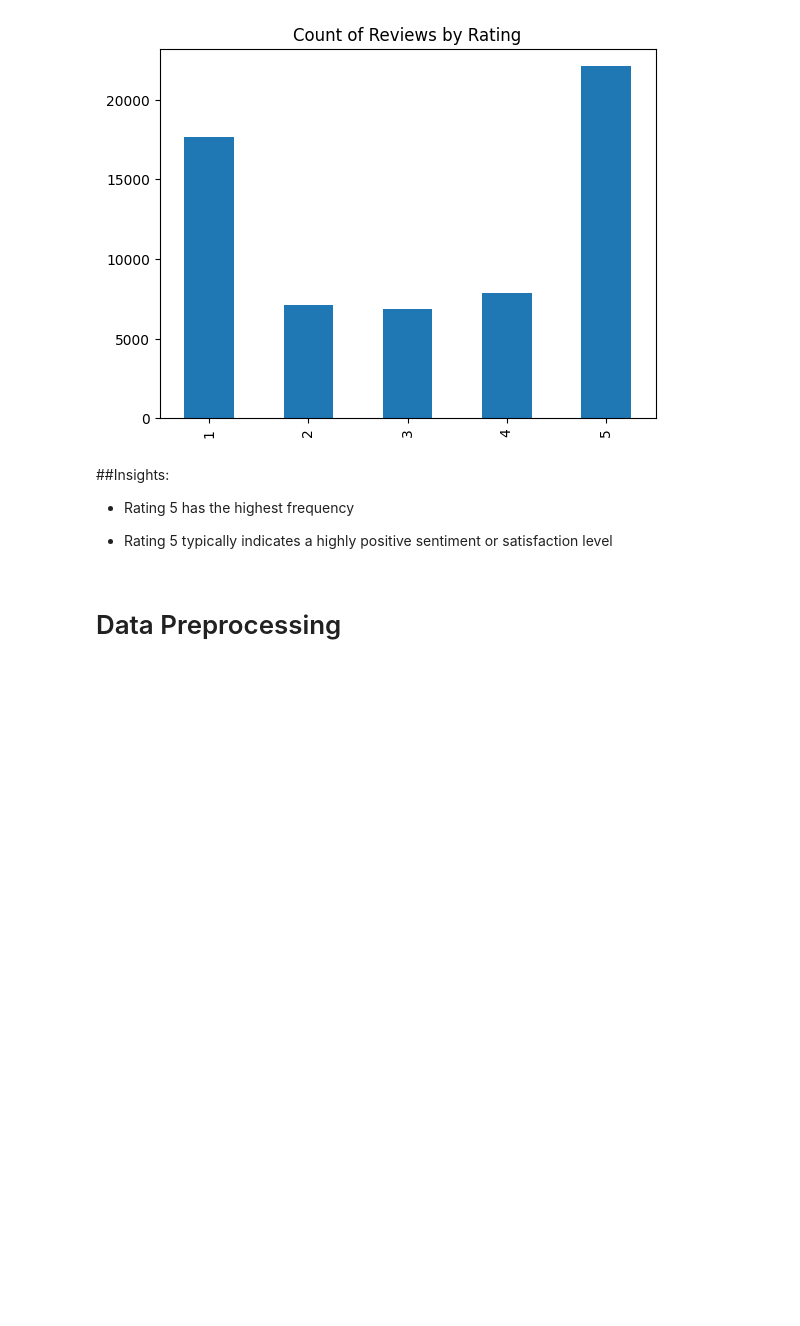
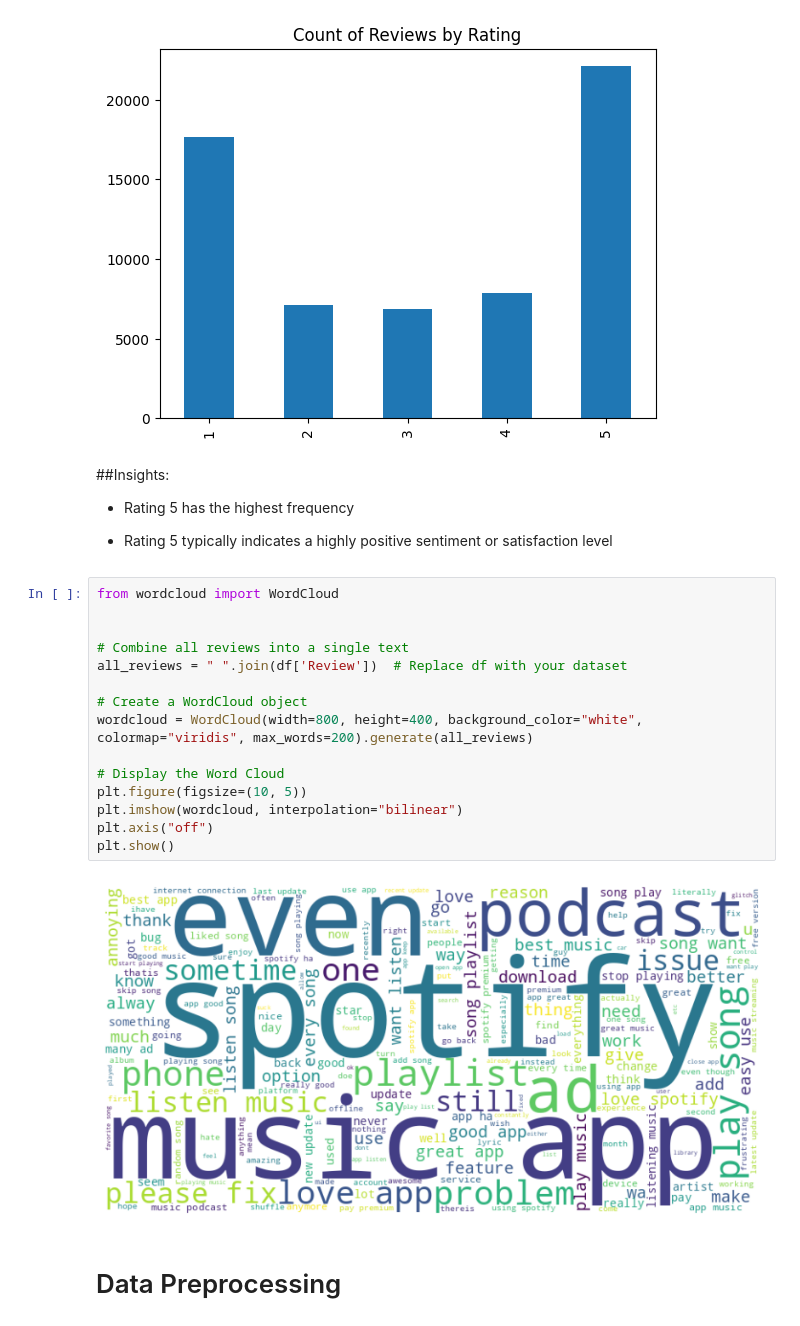
Before and after one commit to nishanahafsath/Spotify_sentimental_analysis, a Jupyter notebook: Sentimental_analysis_on_spotiy_reviews.ipynb, the cells around one changed output. Drawn from its saved outputs; the diff is of its cells as text; blank space fills up the shorter version.

```diff
--- a/Sentimental_analysis_on_spotiy_reviews.ipynb
+++ b/Sentimental_analysis_on_spotiy_reviews.ipynb
@@ -162,6 +162,23 @@ plt.show()
 
 
 * Rating 5 typically indicates a highly positive sentiment or satisfaction level
+# %%
+from wordcloud import WordCloud
+
+
+# Combine all reviews into a single text
+all_reviews = " ".join(df['Review'])  # Replace df with your dataset
+
+# Create a WordCloud object
+wordcloud = WordCloud(width=800, height=400, background_color="white", colormap="viridis", max_words=200).generate(all_reviews)
+
+# Display the Word Cloud
+plt.figure(figsize=(10, 5))
+plt.imshow(wordcloud, interpolation="bilinear")
+plt.axis("off")
+plt.show()
+# %% [output]
+[figure, added]
 # %% [markdown]
 # Data Preprocessing
 # %%
```
Also changed, not shown: parts of 1 cell of this notebook.
